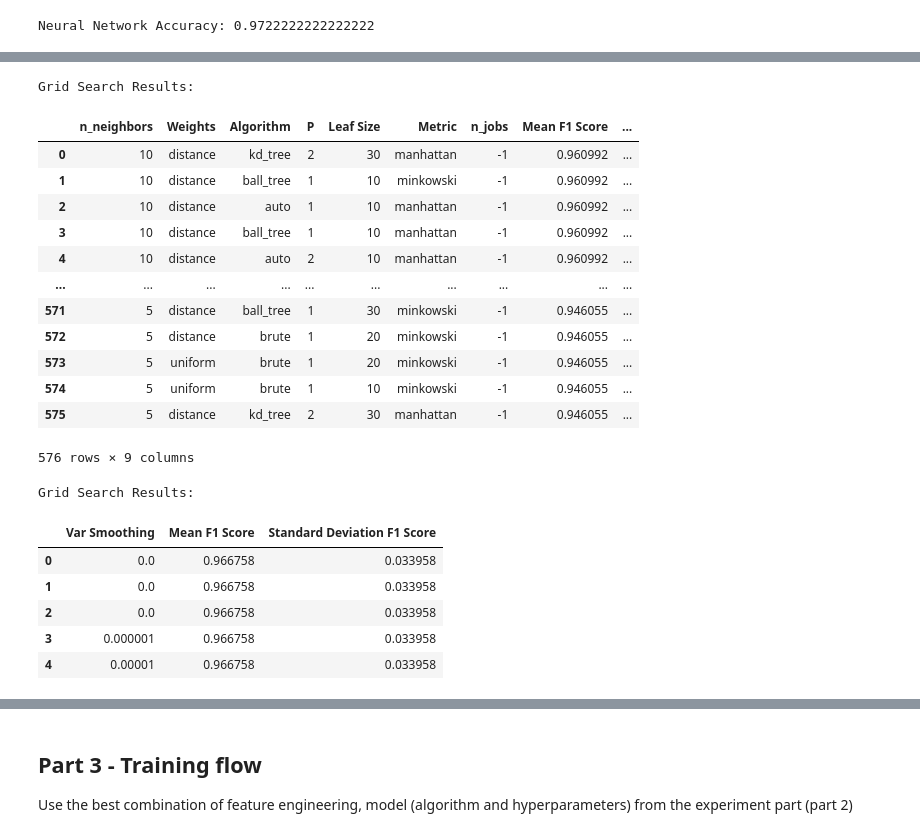
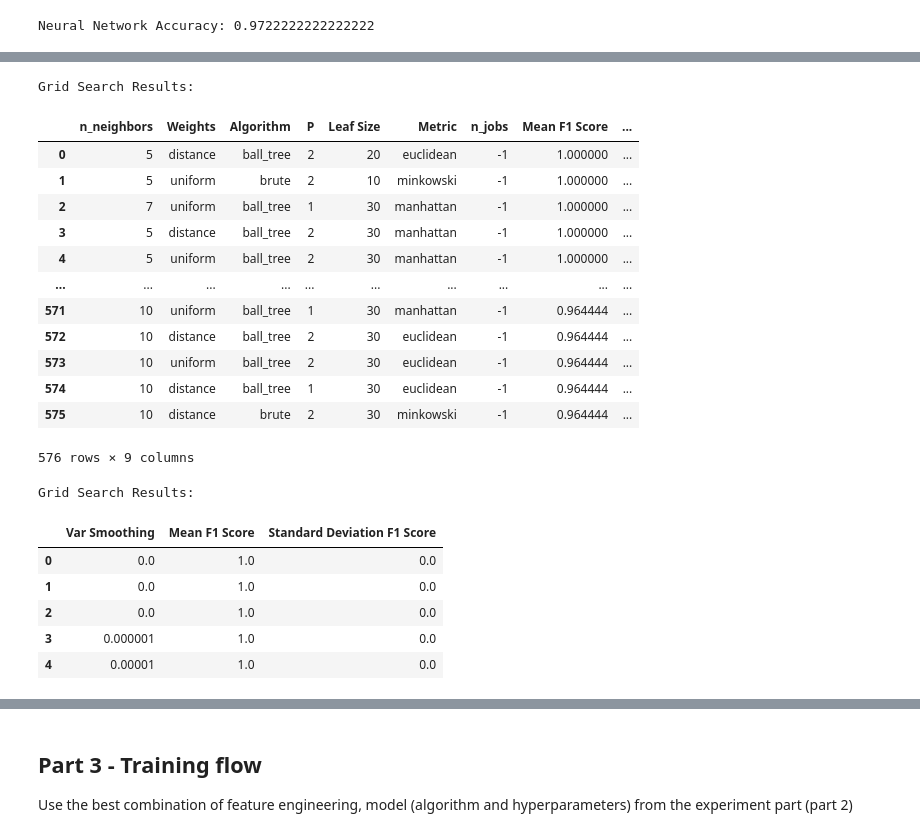
Before and after one commit to DanielPodolsky/Machine-Learning-Workflow, a Jupyter notebook: Assignment2_supervised_learning_flowyessir.ipynb, the cells around one changed output, grey strips where cells are left out. Drawn from its saved outputs; the diff is of its cells as text; code cells hidden in the pictures.

```diff
--- a/Assignment2_supervised_learning_flowyessir.ipynb
+++ b/Assignment2_supervised_learning_flowyessir.ipynb
@@ -542,4 +549,15 @@ Neural Network Accuracy: 0.9722222222222222
 # First things first, the imports:
 from sklearn.model_selection import GridSearchCV
 from sklearn.metrics import make_scorer, f1_score
-from sklearn.model_selection import StratifiedKFold
+from sklearn.model_selection import StratifiedKFold, train_test_split
+
+# To prevent overfitting, we need to use Validation Set.
+# On our validation set, we will perform the accuracy tests and see what hyper-parameters with what model gives us the best result!.
+target_standard_scaled = standard_scaled_data_train['target']
+
+# מפרידים את התכונות
+features_train_standard_scaled = standard_scaled_data_train.drop(columns=['target'])
+X_train_main, X_validation_main, Y_train_main, Y_validation_main = train_test_split(features_train_standard_scaled, target_standard_scaled, test_size = 0.2, random_state = 42)
+X_validation_main
+
+# Perfect, now we can continue to test the accuracy on the Validation Set which is X_validation_main.
@@ -546,6 +582,5 @@ from sklearn.model_selection import StratifiedKFold
 # %%
 # Let's start with Decision Trees:
-# Define your classifier (replace with your chosen classifier)
 classifier = DecisionTreeClassifier()
 
 # Define the parameter grid to search
@@ -554,7 +589,6 @@ param_grid = {
     'min_samples_split': [2, 5, 10],
     'min_samples_leaf': [1, 2, 4],
     'max_features': ['sqrt']
-    # Add more hyperparameters as needed
 }
 
 # Define F1 scorer
@@ -565,7 +599,7 @@ cv = StratifiedKFold(n_splits=5, shuffle=True, random_state=42)
 
 # Perform grid search
 grid_search = GridSearchCV(classifier, param_grid, scoring=f1_scorer, cv=cv)
-grid_search.fit(X_train_standardization_selected, target)
+grid_search.fit(X_validation_main, Y_validation_main)
 
 # Get results as DataFrame
 decision_tree_results_df = pd.DataFrame(grid_search.cv_results_)
@@ -633,48 +667,48 @@ cv = StratifiedKFold(n_splits=5, shuffle=True, random_state=42)
 
 # Perform grid search
 grid_search = GridSearchCV(classifier, param_grid, scoring=f1_scorer, cv=cv)
-grid_search.fit(X_train_standardization_selected, target)
+grid_search.fit(X_validation_main, Y_validation_main)
 
 # Get results as DataFrame
 knn_results_df = pd.DataFrame(grid_search.cv_results_)
 
 # Select relevant columns
 relevant_columns = ['param_n_neighbors', 'param_weights', 'param_algorithm', 'param_p', 'param_leaf_size', 'param_metric', 'param_n_jobs', 'mean_test_score', 'std_test_score']
 knn_results_df = knn_results_df[relevant_columns]
 
 # Rename columns for clarity
 knn_results_df = knn_results_df.rename(columns={'param_n_neighbors': 'n_neighbors',
                                         'param_weights': 'Weights',
                                         'param_algorithm': 'Algorithm',
                                         'param_p': 'P',
                                         'param_leaf_size': 'Leaf Size',
                                         'param_metric': 'Metric',
                                         'param_n_jobs': 'n_jobs',
                                         'mean_test_score': 'Mean F1 Score',
                                         'std_test_score': 'Standard Deviation F1 Score'})
 
 # Sort DataFrame by mean F1 score
 knn_results_df = knn_results_df.sort_values(by='Mean F1 Score', ascending=False)
 
 # Reset index for clarity
 knn_results_df = knn_results_df.reset_index(drop=True)
 
 print("Grid Search Results:")
 knn_results_df
 # %% [output]
 Grid Search Results:
 |  | n_neighbors | Weights | Algorithm | P | Leaf Size | Metric | n_jobs | Mean F1 Score | ... |
-| 0 | 10 | distance | kd_tree | 2 | 30 | manhattan | -1 | 0.960992 | ... |
-| 1 | 10 | distance | ball_tree | 1 | 10 | minkowski | -1 | 0.960992 | ... |
-| 2 | 10 | distance | auto | 1 | 10 | manhattan | -1 | 0.960992 | ... |
-| 3 | 10 | distance | ball_tree | 1 | 10 | manhattan | -1 | 0.960992 | ... |
-| 4 | 10 | distance | auto | 2 | 10 | manhattan | -1 | 0.960992 | ... |
+| 0 | 5 | distance | ball_tree | 2 | 20 | euclidean | -1 | 1.000000 | ... |
+| 1 | 5 | uniform | brute | 2 | 10 | minkowski | -1 | 1.000000 | ... |
+| 2 | 7 | uniform | ball_tree | 1 | 30 | manhattan | -1 | 1.000000 | ... |
+| 3 | 5 | distance | ball_tree | 2 | 30 | manhattan | -1 | 1.000000 | ... |
+| 4 | 5 | uniform | ball_tree | 2 | 30 | manhattan | -1 | 1.000000 | ... |
 | ... | ... | ... | ... | ... | ... | ... | ... | ... | ... |
-| 571 | 5 | distance | ball_tree | 1 | 30 | minkowski | -1 | 0.946055 | ... |
-| 572 | 5 | distance | brute | 1 | 20 | minkowski | -1 | 0.946055 | ... |
-| 573 | 5 | uniform | brute | 1 | 20 | minkowski | -1 | 0.946055 | ... |
-| 574 | 5 | uniform | brute | 1 | 10 | minkowski | -1 | 0.946055 | ... |
-| 575 | 5 | distance | kd_tree | 2 | 30 | manhattan | -1 | 0.946055 | ... |
+| 571 | 10 | uniform | ball_tree | 1 | 30 | manhattan | -1 | 0.964444 | ... |
+| 572 | 10 | distance | ball_tree | 2 | 30 | euclidean | -1 | 0.964444 | ... |
+| 573 | 10 | uniform | ball_tree | 2 | 30 | euclidean | -1 | 0.964444 | ... |
+| 574 | 10 | distance | ball_tree | 1 | 30 | euclidean | -1 | 0.964444 | ... |
+| 575 | 10 | distance | brute | 2 | 30 | minkowski | -1 | 0.964444 | ... |
 576 rows × 9 columns
 # %%
 # And for the last one, let's try Naive-Bayes since it gave us the highest accuracy.
@@ -694,7 +728,7 @@ cv = StratifiedKFold(n_splits=5, shuffle=True, random_state=42)
 
 # Perform grid search
 grid_search = GridSearchCV(classifier, param_grid, scoring=f1_scorer, cv=cv)
-grid_search.fit(X_train_standardization_selected, target)
+grid_search.fit(X_validation_main, Y_validation_main)
 
 # Get results as DataFrame
 naive_bayes_results_df = pd.DataFrame(grid_search.cv_results_)
@@ -719,11 +753,11 @@ naive_bayes_results_df
 # %% [output]
 Grid Search Results:
 |  | Var Smoothing | Mean F1 Score | Standard Deviation F1 Score |
-| 0 | 0.0 | 0.966758 | 0.033958 |
-| 1 | 0.0 | 0.966758 | 0.033958 |
-| 2 | 0.0 | 0.966758 | 0.033958 |
-| 3 | 0.000001 | 0.966758 | 0.033958 |
-| 4 | 0.00001 | 0.966758 | 0.033958 |
+| 0 | 0.0 | 1.0 | 0.0 |
+| 1 | 0.0 | 1.0 | 0.0 |
+| 2 | 0.0 | 1.0 | 0.0 |
+| 3 | 0.000001 | 1.0 | 0.0 |
+| 4 | 0.00001 | 1.0 | 0.0 |
 # %%
 # Let's combine all three of them so we can get to the conclusion.
 
```
Also changed, not shown: parts of 11 cells of this notebook.
